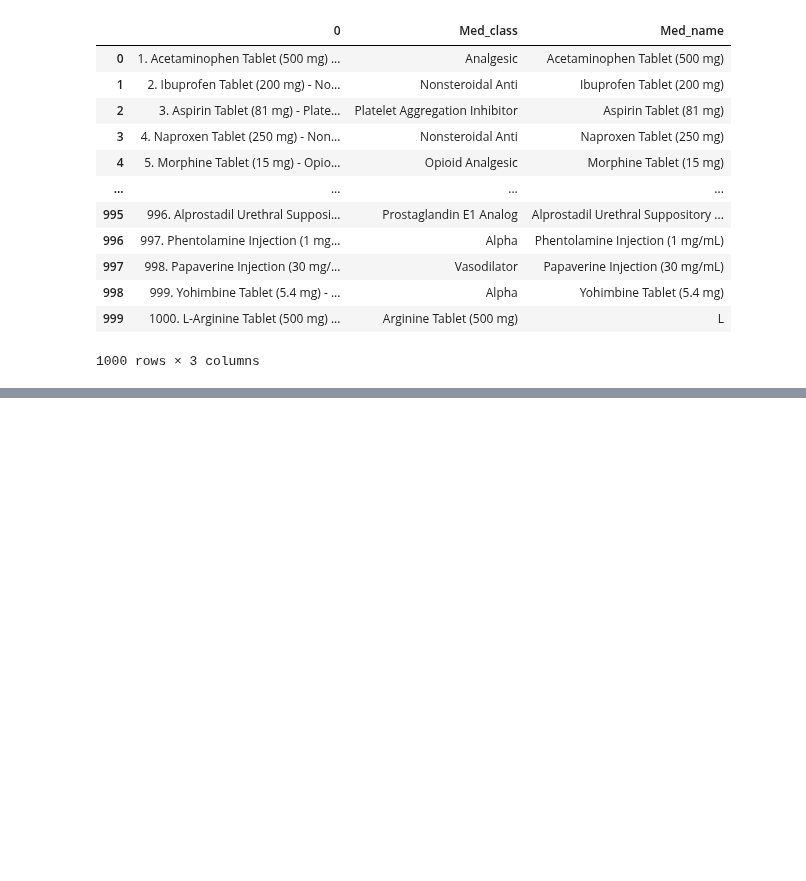
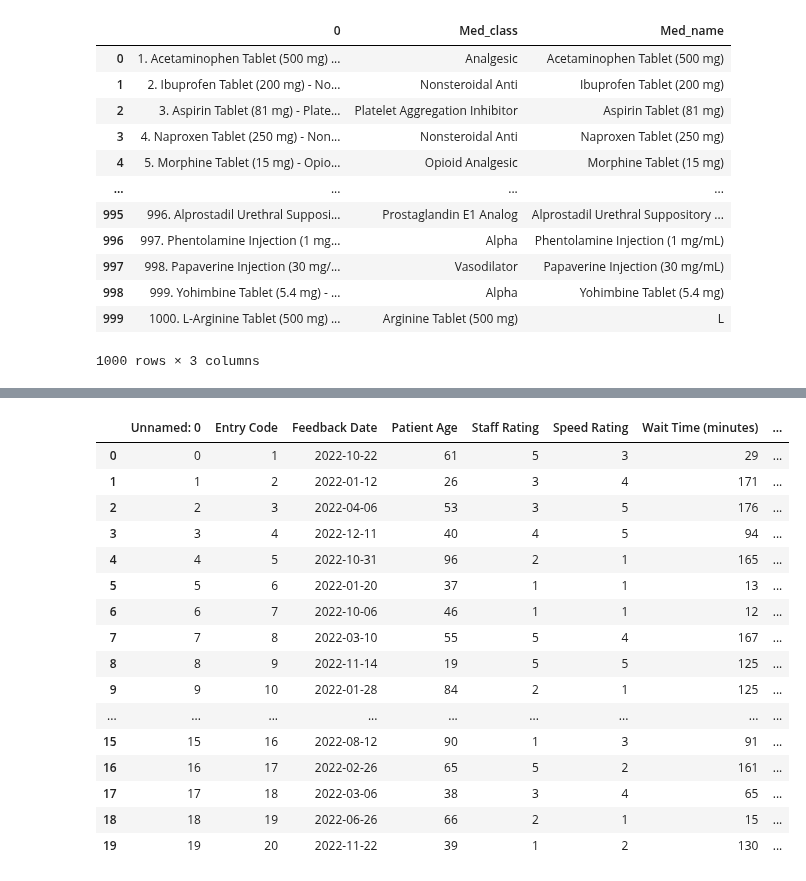
Before and after one commit to seoyeonc/Research_area, a Jupyter notebook: posts/1_note/2025-06-04-Python Data Analysis for Healthcare_Note_1.ipynb, the cells around one changed output, grey strips where cells are left out. Drawn from its saved outputs; the diff is of its cells as text; code cells hidden in the pictures; blank space fills up the shorter version.

```diff
--- a/posts/1_note/2025-06-04-Python Data Analysis for Healthcare_Note_1.ipynb
+++ b/posts/1_note/2025-06-04-Python Data Analysis for Healthcare_Note_1.ipynb
@@ -149,0 +152,3 @@ df_med
+# %%
+df_visit = pd.read_csv("../../../delete/Demo Patient Experience Data_NHC.csv")
+df_visit
@@ -149,0 +241,3 @@ df_med
+# %%
+df_visit = df_visit.dropna()
+df_visit
@@ -149,0 +267,20 @@ df_med
+# %%
+df_visit.head(20)
+# %% [output]
+|  | Unnamed: 0 | Entry Code | Feedback Date | Patient Age | Staff Rating | Speed Rating | Wait Time (minutes) | ... |
+| 0 | 0 | 1 | 2022-10-22 | 61 | 5 | 3 | 29 | ... |
+| 1 | 1 | 2 | 2022-01-12 | 26 | 3 | 4 | 171 | ... |
+| 2 | 2 | 3 | 2022-04-06 | 53 | 3 | 5 | 176 | ... |
+| 3 | 3 | 4 | 2022-12-11 | 40 | 4 | 5 | 94 | ... |
+| 4 | 4 | 5 | 2022-10-31 | 96 | 2 | 1 | 165 | ... |
+| 5 | 5 | 6 | 2022-01-20 | 37 | 1 | 1 | 13 | ... |
+| 6 | 6 | 7 | 2022-10-06 | 46 | 1 | 1 | 12 | ... |
+| 7 | 7 | 8 | 2022-03-10 | 55 | 5 | 4 | 167 | ... |
+| 8 | 8 | 9 | 2022-11-14 | 19 | 5 | 5 | 125 | ... |
+| 9 | 9 | 10 | 2022-01-28 | 84 | 2 | 1 | 125 | ... |
+| ... | ... | ... | ... | ... | ... | ... | ... | ... |
+| 15 | 15 | 16 | 2022-08-12 | 90 | 1 | 3 | 91 | ... |
+| 16 | 16 | 17 | 2022-02-26 | 65 | 5 | 2 | 161 | ... |
+| 17 | 17 | 18 | 2022-03-06 | 38 | 3 | 4 | 65 | ... |
+| 18 | 18 | 19 | 2022-06-26 | 66 | 2 | 1 | 15 | ... |
+| 19 | 19 | 20 | 2022-11-22 | 39 | 1 | 2 | 130 | ... |
```
Also changed, not shown: parts of 21 cells of this notebook, 1 other file.
